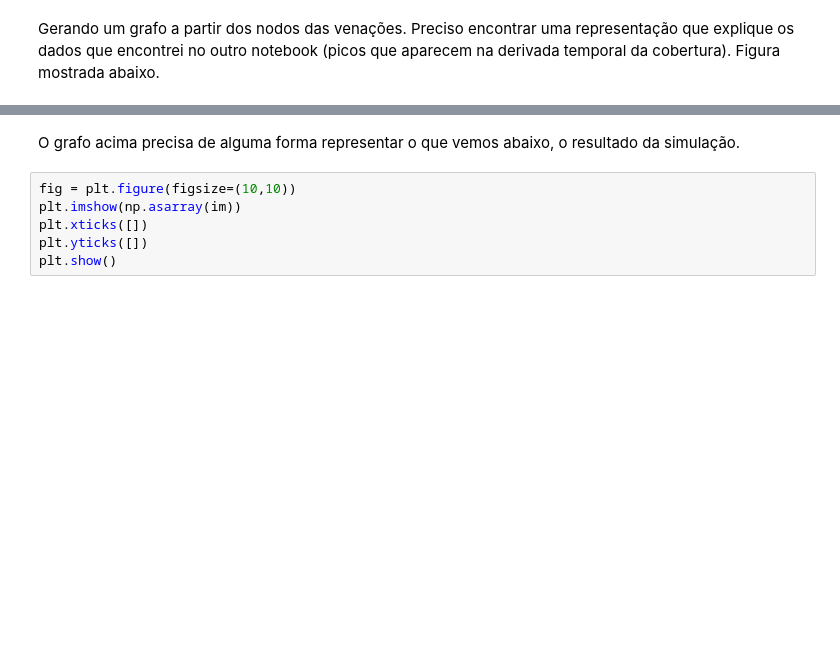
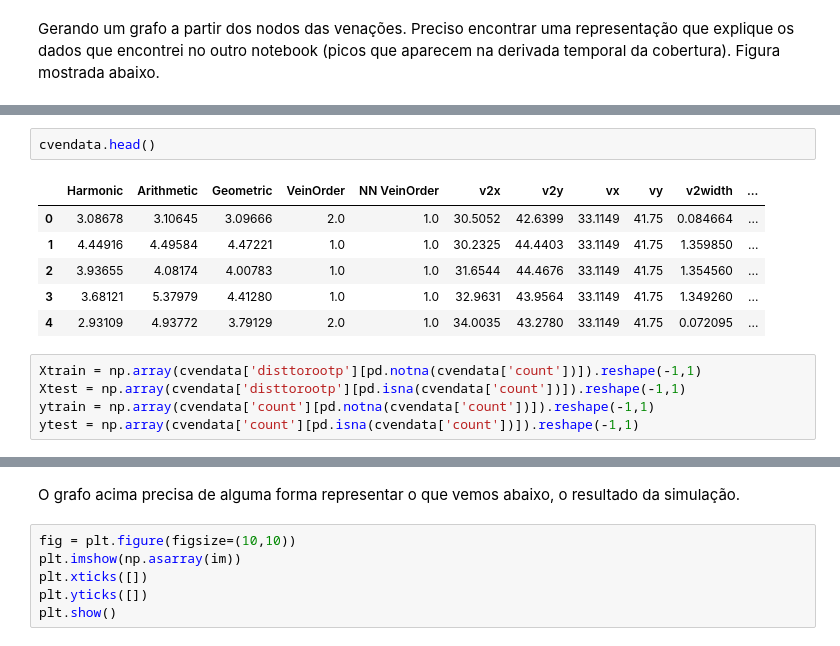
Before and after one commit to CaioMar/Venacao, a Jupyter notebook: Distance_histogram.ipynb, the cells around one changed output, grey strips where cells are left out. Saved outputs shown, nothing was run; the diff lists cells and outputs as text; blank space fills up the shorter version.

```diff
--- a/Distance_histogram.ipynb
+++ b/Distance_histogram.ipynb
@@ -79,0 +74,14 @@ Gerando um grafo a partir dos nodos das venações. Preciso encontrar uma repres
+# %%
+cvendata.head()
+# %% [output]
+|  | Harmonic | Arithmetic | Geometric | VeinOrder | NN VeinOrder | v2x | v2y | vx | vy | v2width | ... |
+| 0 | 3.08678 | 3.10645 | 3.09666 | 2.0 | 1.0 | 30.5052 | 42.6399 | 33.1149 | 41.75 | 0.084664 | ... |
+| 1 | 4.44916 | 4.49584 | 4.47221 | 1.0 | 1.0 | 30.2325 | 44.4403 | 33.1149 | 41.75 | 1.359850 | ... |
+| 2 | 3.93655 | 4.08174 | 4.00783 | 1.0 | 1.0 | 31.6544 | 44.4676 | 33.1149 | 41.75 | 1.354560 | ... |
+| 3 | 3.68121 | 5.37979 | 4.41280 | 1.0 | 1.0 | 32.9631 | 43.9564 | 33.1149 | 41.75 | 1.349260 | ... |
+| 4 | 2.93109 | 4.93772 | 3.79129 | 2.0 | 1.0 | 34.0035 | 43.2780 | 33.1149 | 41.75 | 0.072095 | ... |
+# %%
+Xtrain = np.array(cvendata['disttorootp'][pd.notna(cvendata['count'])]).reshape(-1,1)
+Xtest = np.array(cvendata['disttorootp'][pd.isna(cvendata['count'])]).reshape(-1,1)
+ytrain = np.array(cvendata['count'][pd.notna(cvendata['count'])]).reshape(-1,1)
+ytest = np.array(cvendata['count'][pd.isna(cvendata['count'])]).reshape(-1,1)
```
Also changed, not shown: parts of 25 cells of this notebook.
